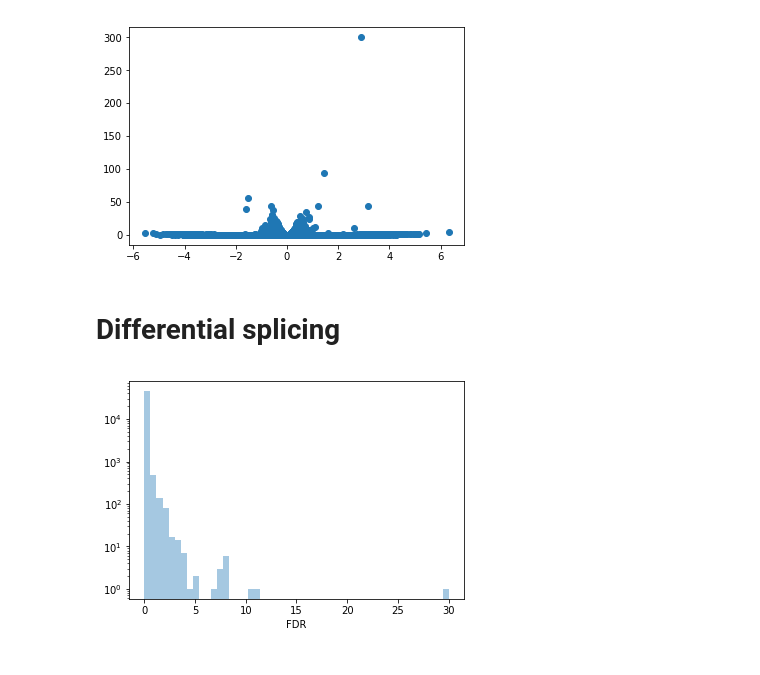
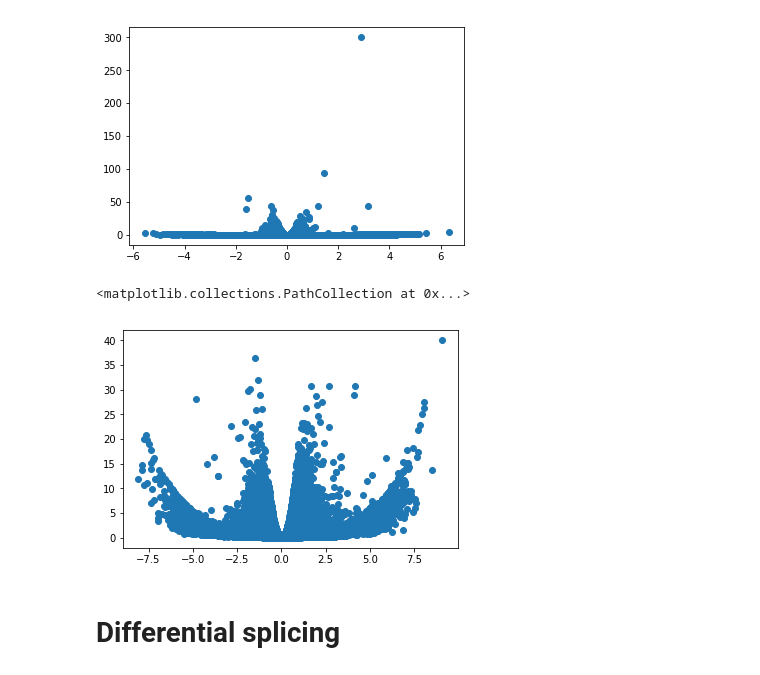
Before and after one commit to kevinhu/mdm4-splicing, a Jupyter notebook: notebooks/fig3_rnaseq.ipynb, the cells around one changed output. Cells and saved outputs as stored; diff of their text form; code cells hidden in the pictures.

```diff
--- a/notebooks/fig3_rnaseq.ipynb
+++ b/notebooks/fig3_rnaseq.ipynb
@@ -303,6 +306,15 @@ plt.scatter(sleuth_diff["b"],-np.log10(sleuth_diff["qval"]+10**(-300)))
 # %% [output]
 <matplotlib.collections.PathCollection at 0x...>
 [figure]
+# %%
+sleuth_diff = rpl22l1_oe_transcripts
+
+plt.scatter(sleuth_diff["b"],-np.log10(sleuth_diff["qval"]+10**(-300)))
+
+# plt.xlim(-5,5)
+# %% [output]
+<matplotlib.collections.PathCollection at 0x...>
+[figure, added]
 # %% [markdown]
 # Differential splicing
 # %%
@@ -376,5 +324,0 @@ def plot_psi_dist(exon_id, experiment_id, diff_results, ax=None, pal=None, xlabe
-# %%
-sns.distplot(-np.log10(rpl22_oe_rmats["FDR"]+10**(-30)),kde=False)
-plt.yscale("log")
-# %% [output]
-[figure, removed]
```
Also changed, not shown: parts of 19 cells of this notebook, 5 other files.
